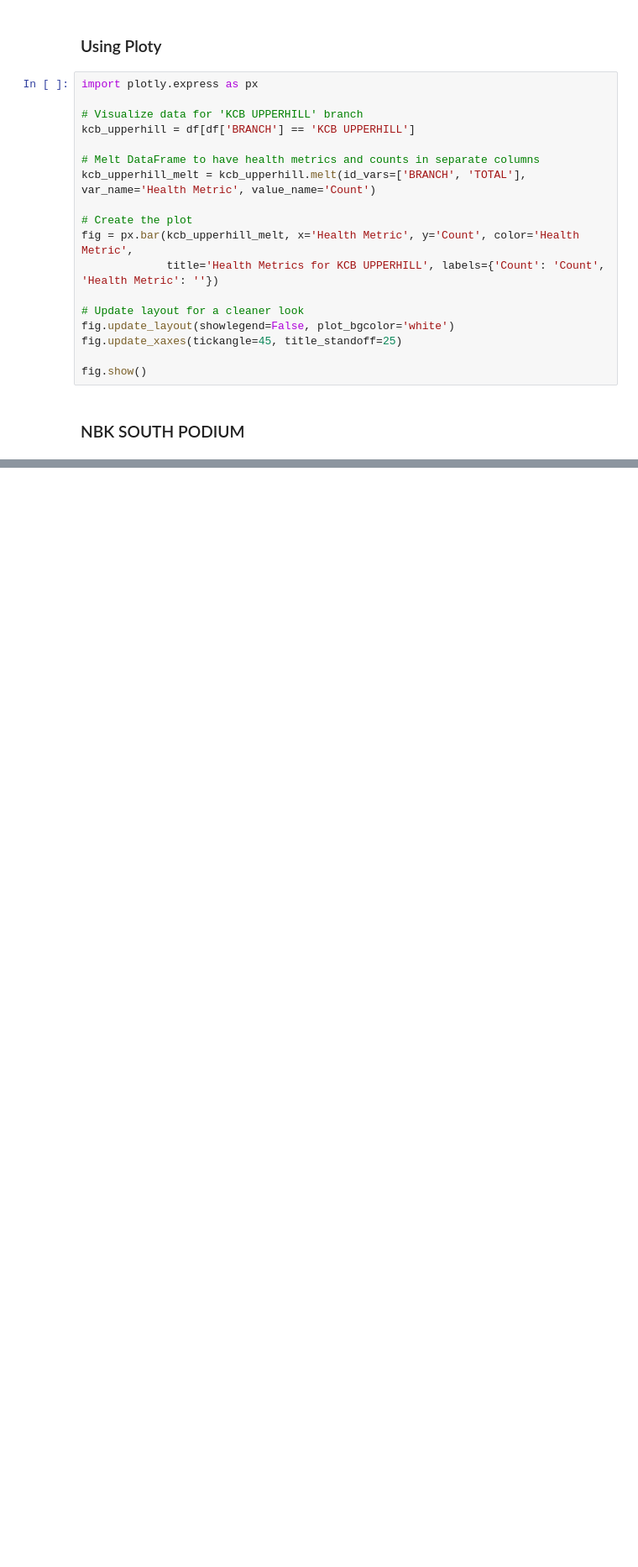
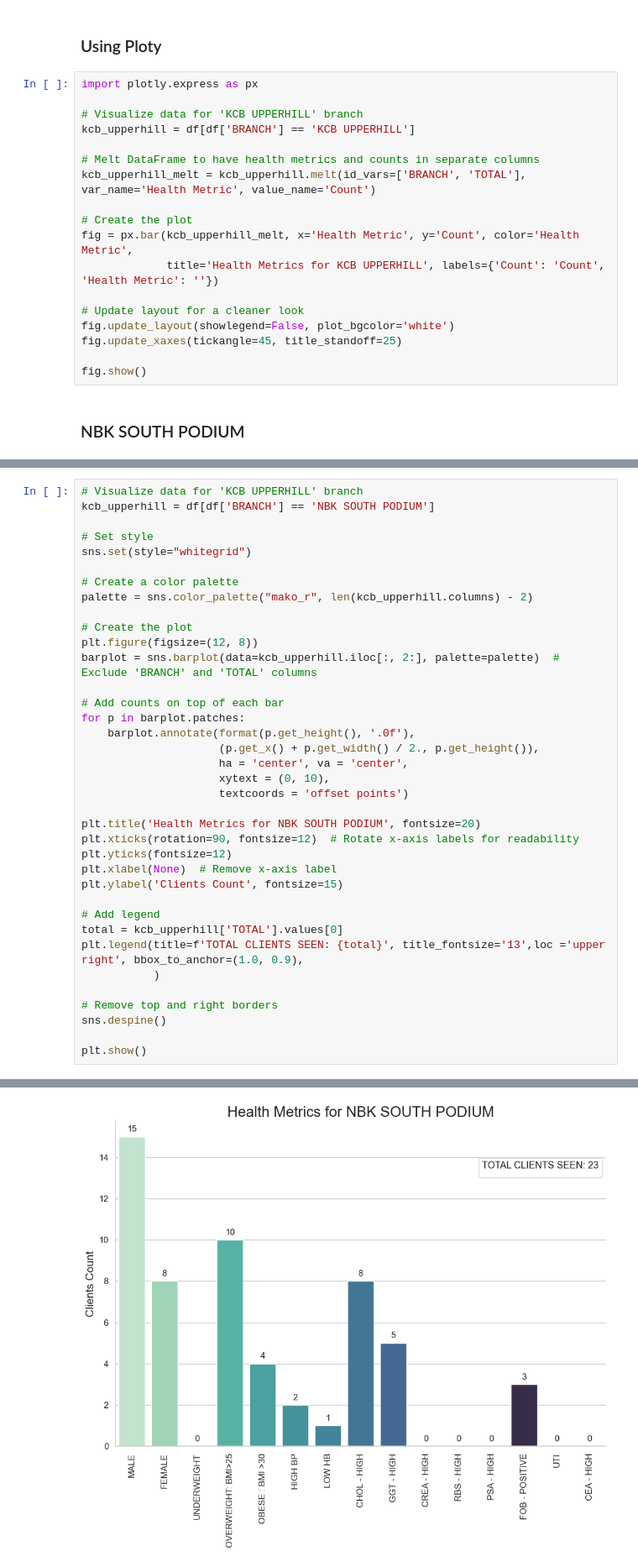
Before and after one commit to D-W-Data-Solutions/KCB_TOWERS_AND_SOUTH_PODIUM_ANALYSIS, a Jupyter notebook: analysis.ipynb, the cells around one changed output, grey strips where cells are left out. Shown at 84% size. Drawn from its saved outputs; the diff is of its cells as text; blank space fills up the shorter version.

```diff
--- a/analysis.ipynb
+++ b/analysis.ipynb
@@ -100,0 +99,38 @@ fig.show()
+# %%
+# Visualize data for 'KCB UPPERHILL' branch
+kcb_upperhill = df[df['BRANCH'] == 'NBK SOUTH PODIUM']
+
+# Set style
+sns.set(style="whitegrid")
+
+# Create a color palette
+palette = sns.color_palette("mako_r", len(kcb_upperhill.columns) - 2)
+
+# Create the plot
+plt.figure(figsize=(12, 8))
+barplot = sns.barplot(data=kcb_upperhill.iloc[:, 2:], palette=palette)  # Exclude 'BRANCH' and 'TOTAL' columns
+
+# Add counts on top of each bar
+for p in barplot.patches:
+    barplot.annotate(format(p.get_height(), '.0f'),
+                     (p.get_x() + p.get_width() / 2., p.get_height()),
+                     ha = 'center', va = 'center',
+                     xytext = (0, 10),
+                     textcoords = 'offset points')
+
+plt.title('Health Metrics for NBK SOUTH PODIUM', fontsize=20)
+plt.xticks(rotation=90, fontsize=12)  # Rotate x-axis labels for readability
+plt.yticks(fontsize=12)
+plt.xlabel(None)  # Remove x-axis label
+plt.ylabel('Clients Count', fontsize=15)
+
+# Add legend
+total = kcb_upperhill['TOTAL'].values[0]
+plt.legend(title=f'TOTAL CLIENTS SEEN: {total}', title_fontsize='13',loc ='upper right', bbox_to_anchor=(1.0, 0.9),
+           )
+
+# Remove top and right borders
+sns.despine()
+
+plt.show()
+# %% [output]
@@ -100,0 +138 @@ fig.show()
+[figure, added]
```
Also changed, not shown: parts of 3 cells of this notebook.
